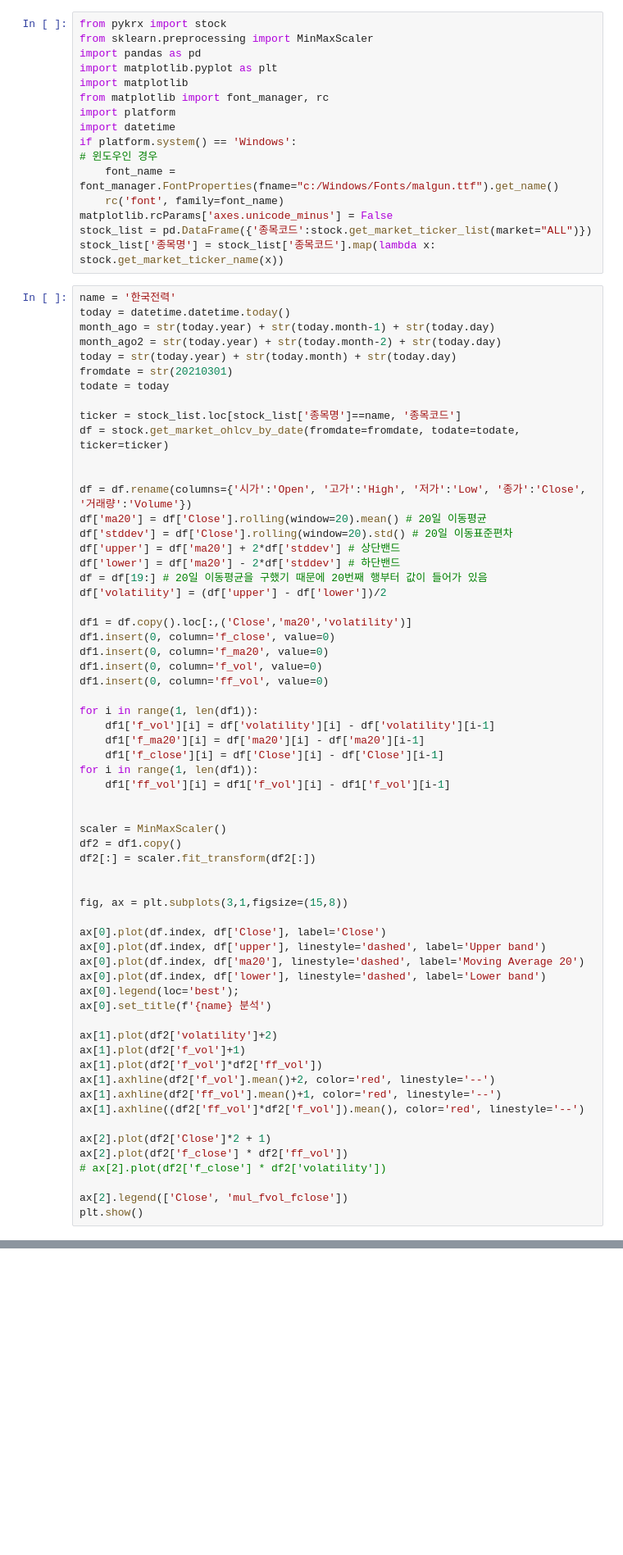
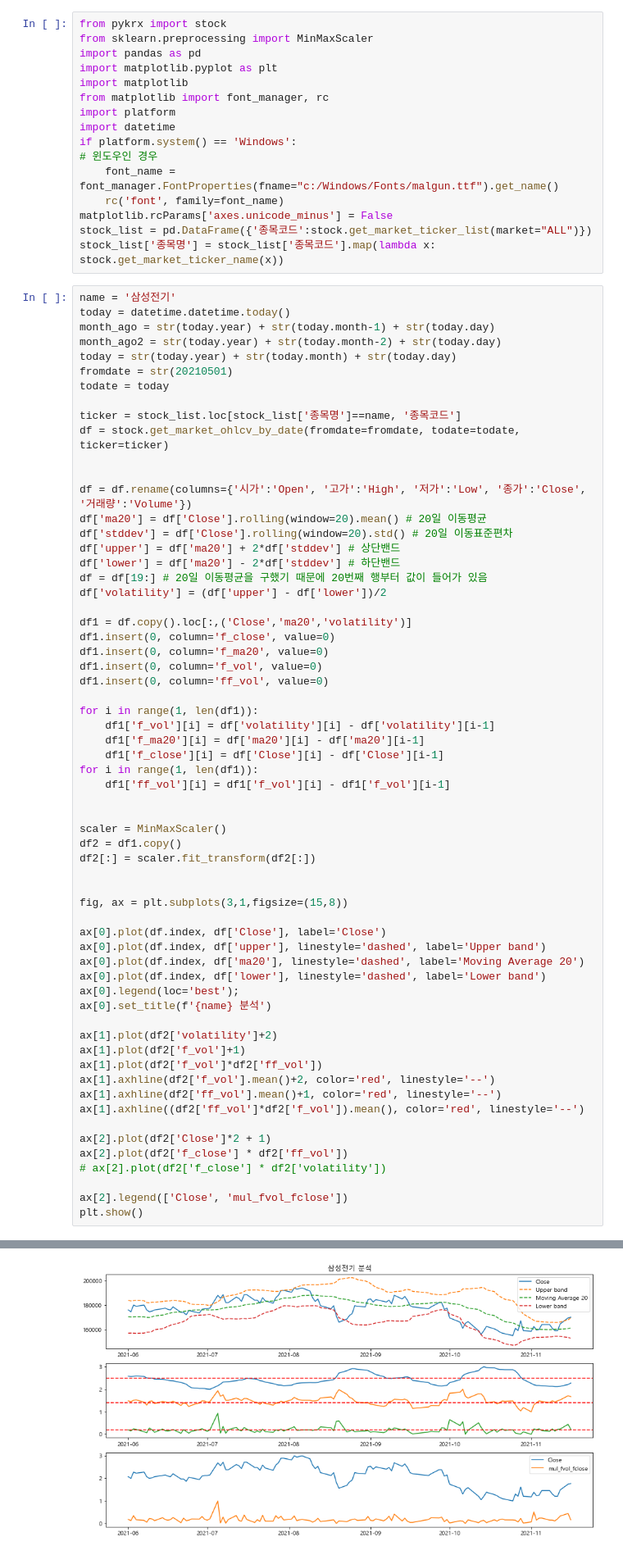
Before and after one commit to ghdakrk/Study_quant, a Jupyter notebook: 2.predict_model.ipynb, the cells around one changed output, grey strips where cells are left out. Shown at 82% size. Drawn from its saved outputs; the diff is of its cells as text; blank space fills up the shorter version.

```diff
--- a/2.predict_model.ipynb
+++ b/2.predict_model.ipynb
@@ -15,12 +15,12 @@ matplotlib.rcParams['axes.unicode_minus'] = False
 stock_list = pd.DataFrame({'종목코드':stock.get_market_ticker_list(market="ALL")})
 stock_list['종목명'] = stock_list['종목코드'].map(lambda x: stock.get_market_ticker_name(x))
 # %%
-name = '한국전력'
+name = '삼성전기'
 today = datetime.datetime.today()
 month_ago = str(today.year) + str(today.month-1) + str(today.day)
 month_ago2 = str(today.year) + str(today.month-2) + str(today.day)
 today = str(today.year) + str(today.month) + str(today.day)
-fromdate = str(20210301)
+fromdate = str(20210501)
 todate = today
 
 ticker = stock_list.loc[stock_list['종목명']==name, '종목코드']
@@ -81 +96,2 @@ NameError: name 'datetime' is not defined
+[figure, added]
 # %%
```
Also changed, not shown: parts of 2 cells of this notebook, 4 other files.
